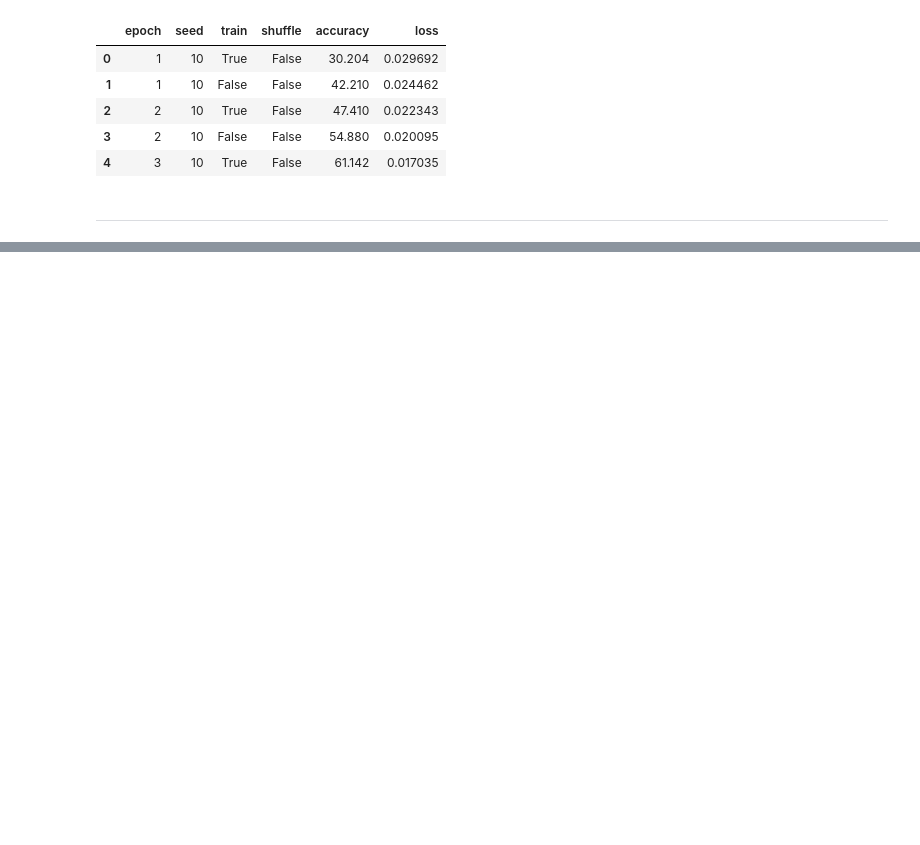
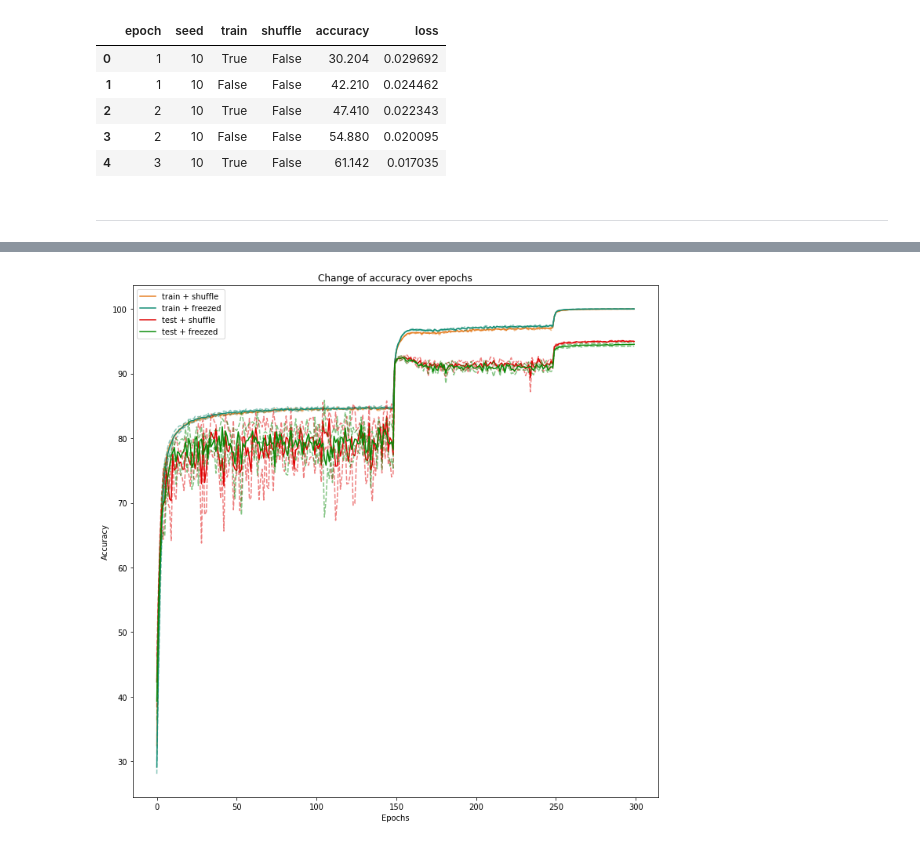
Before and after one commit to johanneshoetter/MIDL, a Jupyter notebook: LoggingAnalysis.ipynb, the cells around one changed output, grey strips where cells are left out. Drawn from its saved outputs; the diff is of its cells as text; code cells hidden in the pictures; blank space fills up the shorter version.

Commit message:
Added standard deviation shadows

```diff
--- a/LoggingAnalysis.ipynb
+++ b/LoggingAnalysis.ipynb
@@ -51,10 +22,0 @@ plt.savefig('accuracy.jpg', format='jpg')
-# %%
-plt.figure(figsize=(12,12))
-for category, values in losses.items():
-    train, shuffle = category.split('_')
-    plt.plot(range(len(values)), values, label=' + '.join([train, shuffle]), color=colors[train], linestyle=lines[shuffle])
-plt.title('Change of loss over epochs')
-plt.xlabel('Epochs')
-plt.ylabel('Accuracy')
-plt.legend();
-plt.savefig('loss.jpg', format='jpg')
@@ -62,0 +37,30 @@ plt.savefig('loss.jpg', format='jpg')
+# %%
+def metric_over_epochs(get_acc=True):
+    plt.figure(figsize=(12,12))
+    for is_train in [True, False]:
+        for is_shuffle in [True, False]:
+            # data
+            metric_dict = summarize(logs_df, is_train, is_shuffle, get_acc=get_acc)
+
+            means = metric_dict['mean']
+            stds = metric_dict['std']
+            upper_shadow = means + stds
+            lower_shadow = means - stds
+            idxs = range(len(means))
+            # graph settings
+            prefix = 'train' if is_train else 'test'
+            suffix = 'shuffle' if is_shuffle else 'freezed'
+            name = '{} + {}'.format(prefix, suffix)
+            color = colors[name]
+
+            # plotting
+            plt.plot(idxs, means, label=name, color=color)
+            plt.plot(idxs, upper_shadow, color=color, alpha=0.5, linestyle='--')
+            plt.plot(idxs, lower_shadow, color=color, alpha=0.5, linestyle='--')
+
+    plt.title('Change of accuracy over epochs')
+    plt.xlabel('Epochs')
+    plt.ylabel('Accuracy')
+    plt.legend();
+    plt.plot()
+    plt.savefig('{}.jpg'.format('accuracy' if get_acc else 'loss'), format='jpg')
@@ -62,0 +72,4 @@ plt.savefig('loss.jpg', format='jpg')
+# %%
+metric_over_epochs(get_acc=True)
+# %% [output]
+[figure, added]
```
Also changed, not shown: parts of 7 cells of this notebook, 3 other files.
